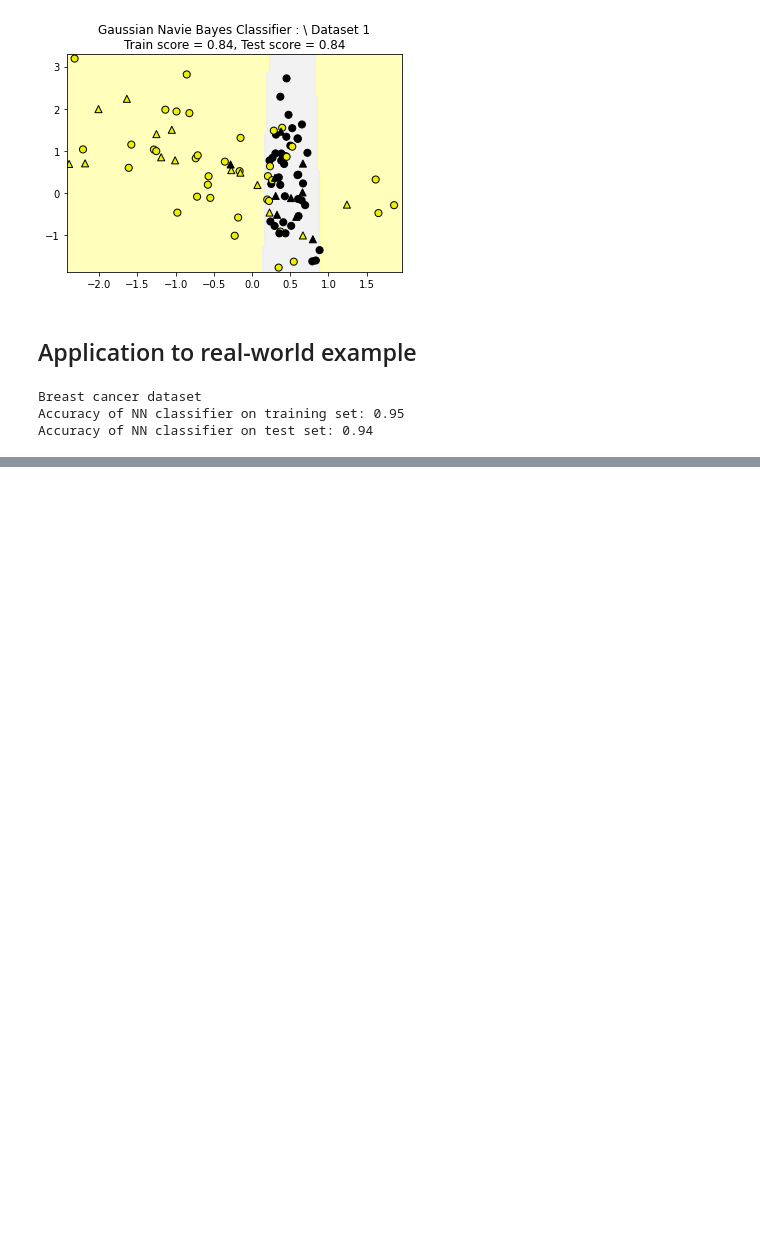
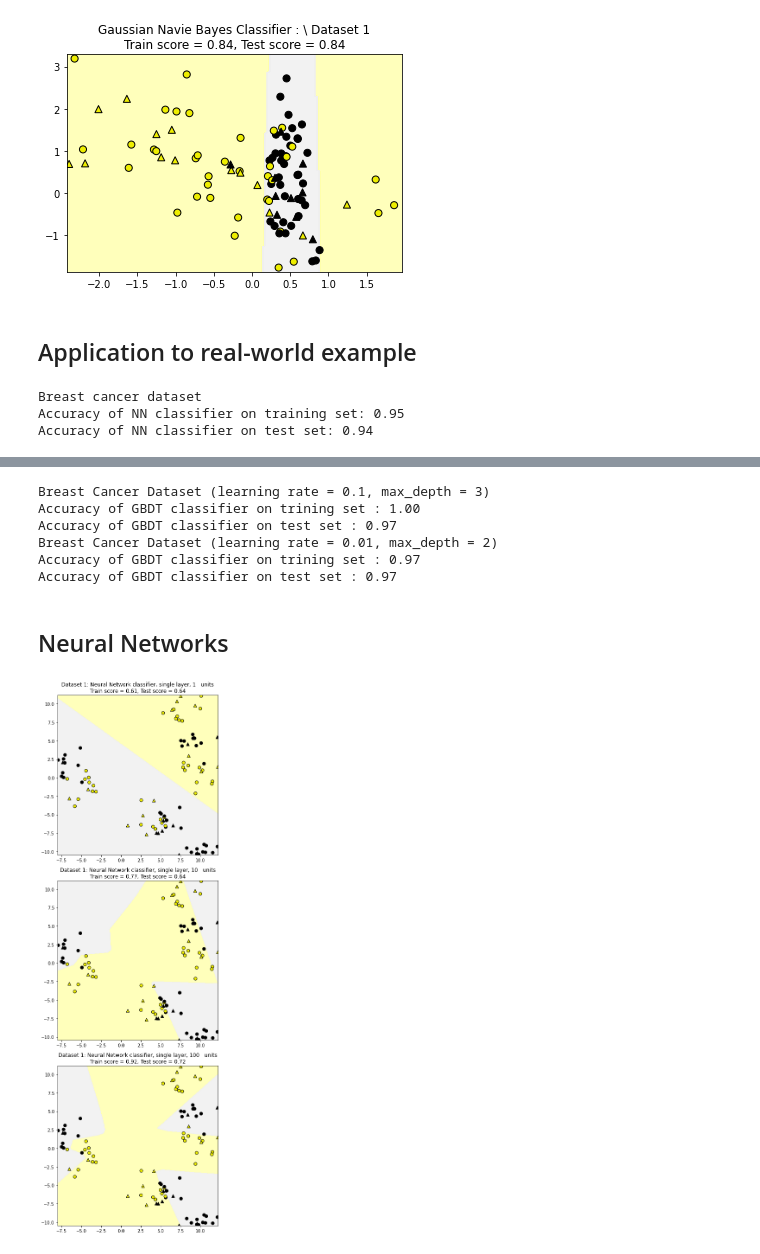
Before and after one commit to BhargavPalaketi/MachineLearning, a Jupyter notebook: MachineLearning/SupervisedLearning/Classification/Applied Machine Learning/Week4/practisedCode/SupervisedLearning_Part2.ipynb, the cells around one changed output, grey strips where cells are left out. Drawn from its saved outputs; the diff is of its cells as text; code cells hidden in the pictures; blank space fills up the shorter version.

```diff
--- a/MachineLearning/SupervisedLearning/Classification/Applied Machine Learning/Week4/practisedCode/SupervisedLearning_Part2.ipynb
+++ b/MachineLearning/SupervisedLearning/Classification/Applied Machine Learning/Week4/practisedCode/SupervisedLearning_Part2.ipynb
@@ -101,0 +177,48 @@ Accuracy of NN classifier on test set: 0.94
+# %%
+X_train, X_test, y_train, y_test = train_test_split(X_cancer, y_cancer,
+                                                    random_state = 0)
+clf = GradientBoostingClassifier(random_state = 0)
+clf.fit(X_train, y_train)
+
+print('Breast Cancer Dataset (learning rate = 0.1, max_depth = 3)')
+print('Accuracy of GBDT classifier on trining set : {:.2f}'.
+      format(clf.score(X_train,y_train)))
+print('Accuracy of GBDT classifier on test set : {:.2f}'.
+      format(clf.score(X_test,y_test)))
+
+clf = GradientBoostingClassifier(learning_rate = 0.01, max_depth = 2,
+                                 random_state = 0)
+clf.fit(X_train, y_train)
+
+print('Breast Cancer Dataset (learning rate = 0.01, max_depth = 2)')
+print('Accuracy of GBDT classifier on trining set : {:.2f}'.
+      format(clf.score(X_train,y_train)))
+print('Accuracy of GBDT classifier on test set : {:.2f}'.
+      format(clf.score(X_test,y_test)))
+# %% [output]
+Breast Cancer Dataset (learning rate = 0.1, max_depth = 3)
+Accuracy of GBDT classifier on trining set : 1.00
+Accuracy of GBDT classifier on test set : 0.97
+Breast Cancer Dataset (learning rate = 0.01, max_depth = 2)
+Accuracy of GBDT classifier on trining set : 0.97
+Accuracy of GBDT classifier on test set : 0.97
+# %% [markdown]
+ ## Neural Networks
+# %%
+from sklearn.neural_network import MLPClassifier
+
+X_train, X_test, y_train, y_test = train_test_split(X_D2, y_D2,
+                                                    random_state = 0)
+
+fig, subaxes = plt.subplots(3, 1, figsize=(6,18))
+
+for units,axis in zip([1, 10, 100], subaxes):
+  nnclf = MLPClassifier(hidden_layer_sizes=[units], solver = 'lbfgs',
+                        random_state = 0).fit(X_train, y_train)
+  title ='Dataset 1: Neural Network classifier, single layer, {} \
+  units'.format(units)
+  plot_class_regions_for_classifier_subplot(nnclf, X_train, y_train,
+                                            X_test, y_test, title, axis)
+  plt.tight_layout()
+# %% [output]
+[figure, added]
```
Also changed, not shown: parts of 12 cells of this notebook.
